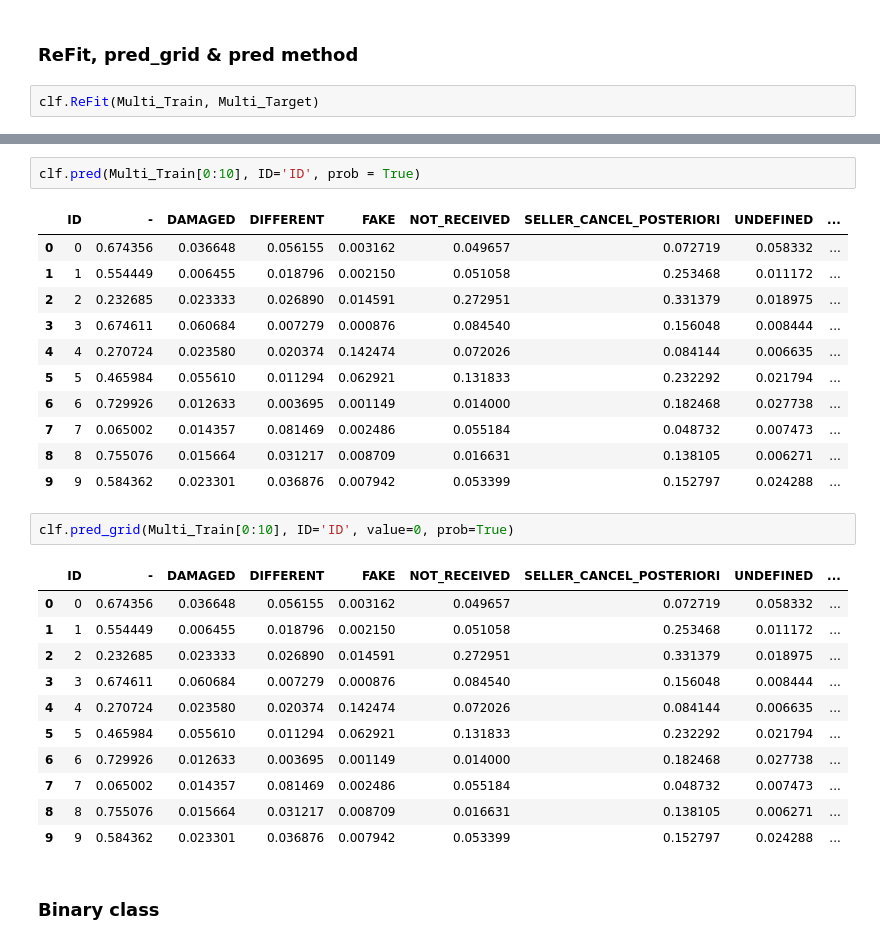
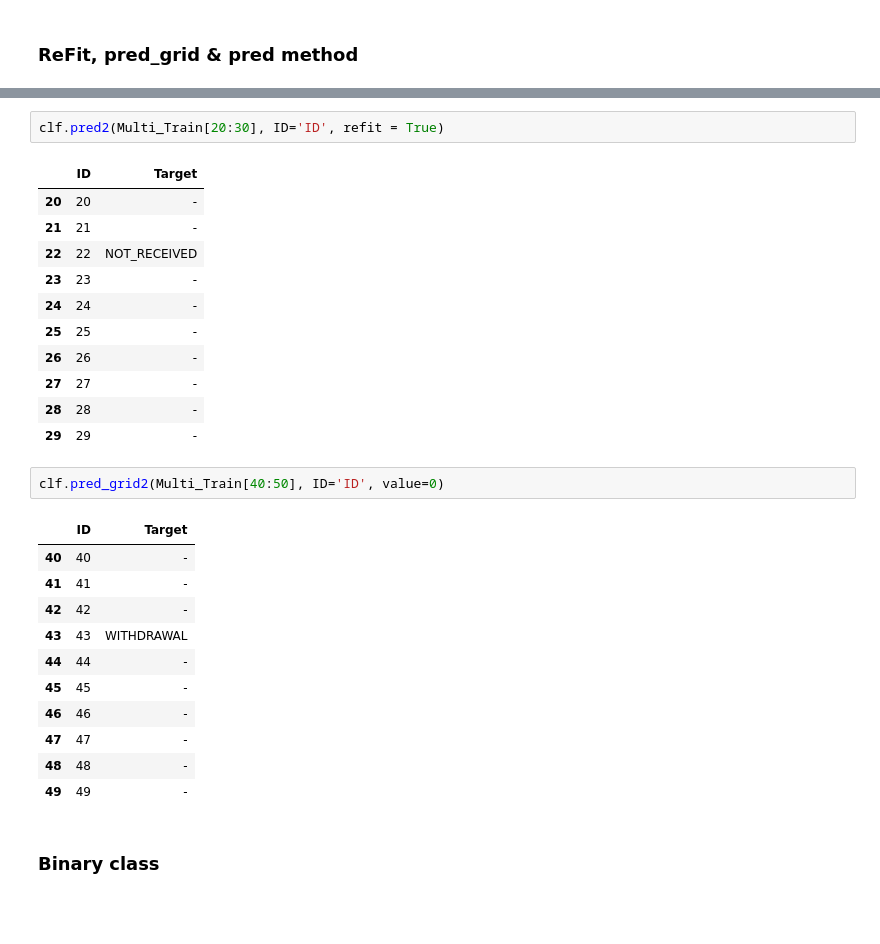
Before and after one commit to jeremycombe/Pipeline, a Jupyter notebook: Final Tests.ipynb, the cells around one changed output, grey strips where cells are left out. Saved outputs shown, nothing was run; the diff lists cells and outputs as text; blank space fills up the shorter version.

Commit message:
refit fixed

```diff
--- a/Final Tests.ipynb
+++ b/Final Tests.ipynb
@@ -77,4 +76,2 @@ Fitting 3 folds for each of 27 candidates, totalling 81 fits
 # %% [markdown]
 ### ReFit, pred_grid & pred method
-# %%
-clf.ReFit(Multi_Train, Multi_Target)
@@ -89,31 +78,31 @@ RandomForestClassifier(bootstrap=True, class_weight=None, criterion='gini',
 # %%
-clf.pred(Multi_Train[0:10], ID='ID', prob = True)
+clf.pred2(Multi_Train[20:30], ID='ID', refit = True)
 # %% [output]
-|  | ID | - | DAMAGED | DIFFERENT | FAKE | NOT_RECEIVED | SELLER_CANCEL_POSTERIORI | UNDEFINED | ... |
-| 0 | 0 | 0.674356 | 0.036648 | 0.056155 | 0.003162 | 0.049657 | 0.072719 | 0.058332 | ... |
-| 1 | 1 | 0.554449 | 0.006455 | 0.018796 | 0.002150 | 0.051058 | 0.253468 | 0.011172 | ... |
-| 2 | 2 | 0.232685 | 0.023333 | 0.026890 | 0.014591 | 0.272951 | 0.331379 | 0.018975 | ... |
-| 3 | 3 | 0.674611 | 0.060684 | 0.007279 | 0.000876 | 0.084540 | 0.156048 | 0.008444 | ... |
-| 4 | 4 | 0.270724 | 0.023580 | 0.020374 | 0.142474 | 0.072026 | 0.084144 | 0.006635 | ... |
-| 5 | 5 | 0.465984 | 0.055610 | 0.011294 | 0.062921 | 0.131833 | 0.232292 | 0.021794 | ... |
-| 6 | 6 | 0.729926 | 0.012633 | 0.003695 | 0.001149 | 0.014000 | 0.182468 | 0.027738 | ... |
-| 7 | 7 | 0.065002 | 0.014357 | 0.081469 | 0.002486 | 0.055184 | 0.048732 | 0.007473 | ... |
-| 8 | 8 | 0.755076 | 0.015664 | 0.031217 | 0.008709 | 0.016631 | 0.138105 | 0.006271 | ... |
-| 9 | 9 | 0.584362 | 0.023301 | 0.036876 | 0.007942 | 0.053399 | 0.152797 | 0.024288 | ... |
+|  | ID | Target |
+| 20 | 20 | - |
+| 21 | 21 | - |
+| 22 | 22 | NOT_RECEIVED |
+| 23 | 23 | - |
+| 24 | 24 | - |
+| 25 | 25 | - |
+| 26 | 26 | - |
+| 27 | 27 | - |
+| 28 | 28 | - |
+| 29 | 29 | - |
 # %%
-clf.pred_grid(Multi_Train[0:10], ID='ID', value=0, prob=True)
+clf.pred_grid2(Multi_Train[40:50], ID='ID', value=0)
 # %% [output]
-|  | ID | - | DAMAGED | DIFFERENT | FAKE | NOT_RECEIVED | SELLER_CANCEL_POSTERIORI | UNDEFINED | ... |
-| 0 | 0 | 0.674356 | 0.036648 | 0.056155 | 0.003162 | 0.049657 | 0.072719 | 0.058332 | ... |
-| 1 | 1 | 0.554449 | 0.006455 | 0.018796 | 0.002150 | 0.051058 | 0.253468 | 0.011172 | ... |
-| 2 | 2 | 0.232685 | 0.023333 | 0.026890 | 0.014591 | 0.272951 | 0.331379 | 0.018975 | ... |
-| 3 | 3 | 0.674611 | 0.060684 | 0.007279 | 0.000876 | 0.084540 | 0.156048 | 0.008444 | ... |
-| 4 | 4 | 0.270724 | 0.023580 | 0.020374 | 0.142474 | 0.072026 | 0.084144 | 0.006635 | ... |
-| 5 | 5 | 0.465984 | 0.055610 | 0.011294 | 0.062921 | 0.131833 | 0.232292 | 0.021794 | ... |
-| 6 | 6 | 0.729926 | 0.012633 | 0.003695 | 0.001149 | 0.014000 | 0.182468 | 0.027738 | ... |
-| 7 | 7 | 0.065002 | 0.014357 | 0.081469 | 0.002486 | 0.055184 | 0.048732 | 0.007473 | ... |
-| 8 | 8 | 0.755076 | 0.015664 | 0.031217 | 0.008709 | 0.016631 | 0.138105 | 0.006271 | ... |
-| 9 | 9 | 0.584362 | 0.023301 | 0.036876 | 0.007942 | 0.053399 | 0.152797 | 0.024288 | ... |
+|  | ID | Target |
+| 40 | 40 | - |
+| 41 | 41 | - |
+| 42 | 42 | - |
+| 43 | 43 | WITHDRAWAL |
+| 44 | 44 | - |
+| 45 | 45 | - |
+| 46 | 46 | - |
+| 47 | 47 | - |
+| 48 | 48 | - |
+| 49 | 49 | - |
 # %% [markdown]
 ### Binary class
 # %%
```
Also changed, not shown: parts of 17 cells of this notebook, 5 other files.
